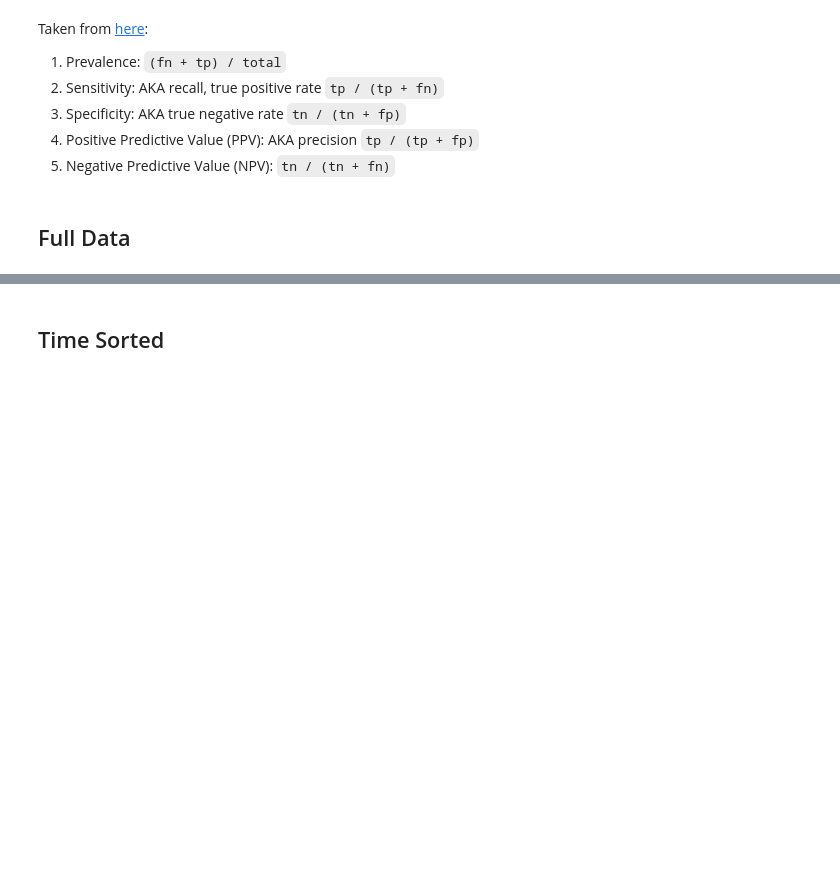
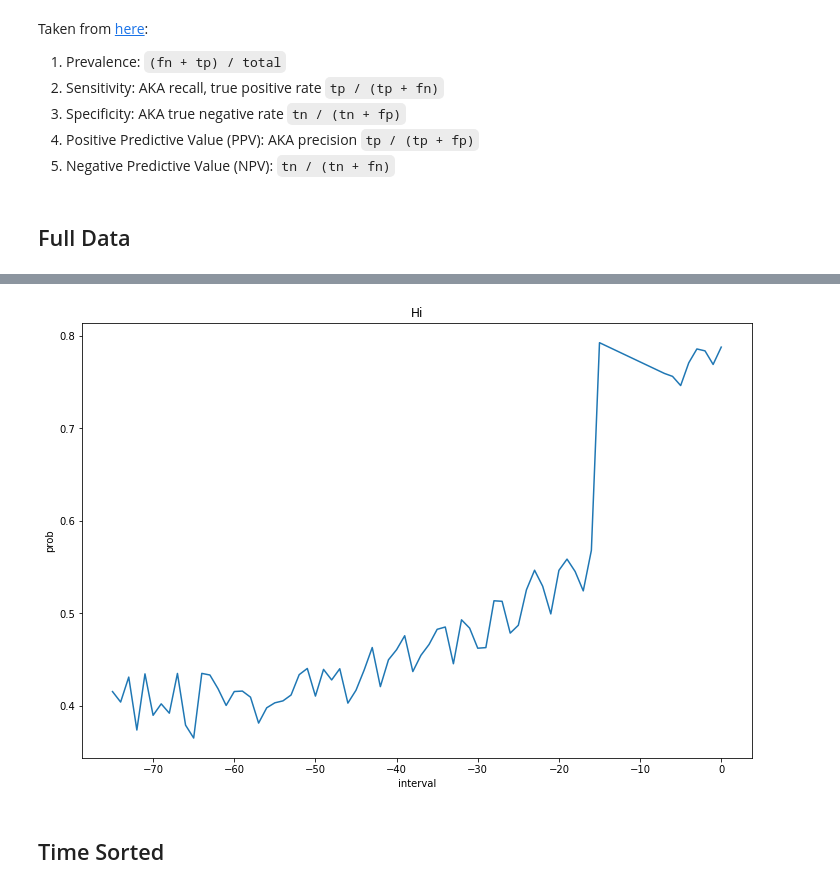
Before and after one commit to sudarshan85/imminent-adm-mimic, a Jupyter notebook: lr/lr_classifier.ipynb, the cells around one changed output, grey strips where cells are left out. Saved outputs shown, nothing was run; the diff lists cells and outputs as text; code cells hidden in the pictures; blank space fills up the shorter version.

Commit message:
Inter

```diff
--- a/lr/lr_classifier.ipynb
+++ b/lr/lr_classifier.ipynb
@@ -169,11 +169,6 @@ plt.show()
 # %%
 df = pd.read_csv(args.dataset_csv, parse_dates=['admittime', 'dischtime', 'intime', 'charttime'])
 df['relative_charttime'] = (df['charttime'] - df['intime'])
-
-interval = pd.to_timedelta(24, unit='h')
-cutoff_time = df['relative_charttime'].max()
-df['interval'] = df['relative_charttime'].apply(lambda curr_time: int((cutoff_time - curr_time) / interval))
-
 vectorizer = TfidfVectorizer(min_df=args.min_freq, analyzer=str.split, sublinear_tf=True,\
                               ngram_range=(2,2))
 
@@ -182,4 +177,4 @@ y = df['class_label'].to_numpy()
 
 clf = LogisticRegression(dual=True, class_weight='balanced', solver='liblinear', C=1.5)
 clf.fit(x, y)
-prob = clf.predict_proba(x)[:, 1]
+df['prob'] = clf.predict_proba(x)[:, 1]
@@ -262,0 +181,13 @@ with open(args.workdir/'full_run.pkl', 'wb') as f:
+# %%
+plot_data = df.loc[(df['relative_charttime']) > pd.to_timedelta(-20, unit='d')].copy()
+
+interval = 6
+plot_data['interval'] = plot_data['relative_charttime'].apply(lambda curr_time:\
+            int((curr_time - df['relative_charttime'].max())/pd.to_timedelta(interval, unit='h')))
+
+plot_data = plot_data[['interval', 'prob']].groupby(['interval']).\
+          agg(lambda x: np.average(x, weights=plot_data.loc[x.index, 'prob']))
+# plot_data['interval'] = -np.log1p(-plot_data['interval'])
+plot_data.reindex()
+plot_data.reset_index(inplace=True)
+plot_data.head()
@@ -263,3 +201,10 @@ with open(args.workdir/'full_run.pkl', 'wb') as f:
+# %%
+fig, ax = plt.subplots(figsize=(12, 8))
+sns.relplot(x='interval', y='prob', data=plot_data, kind='line', ax=ax)
+ax.set_title("Hi")
+plt.close(2)
+# %% [output]
+[figure, added]
 # %% [markdown]
 ## Time Sorted
 # %%
```
Also changed, not shown: parts of 15 cells of this notebook.
